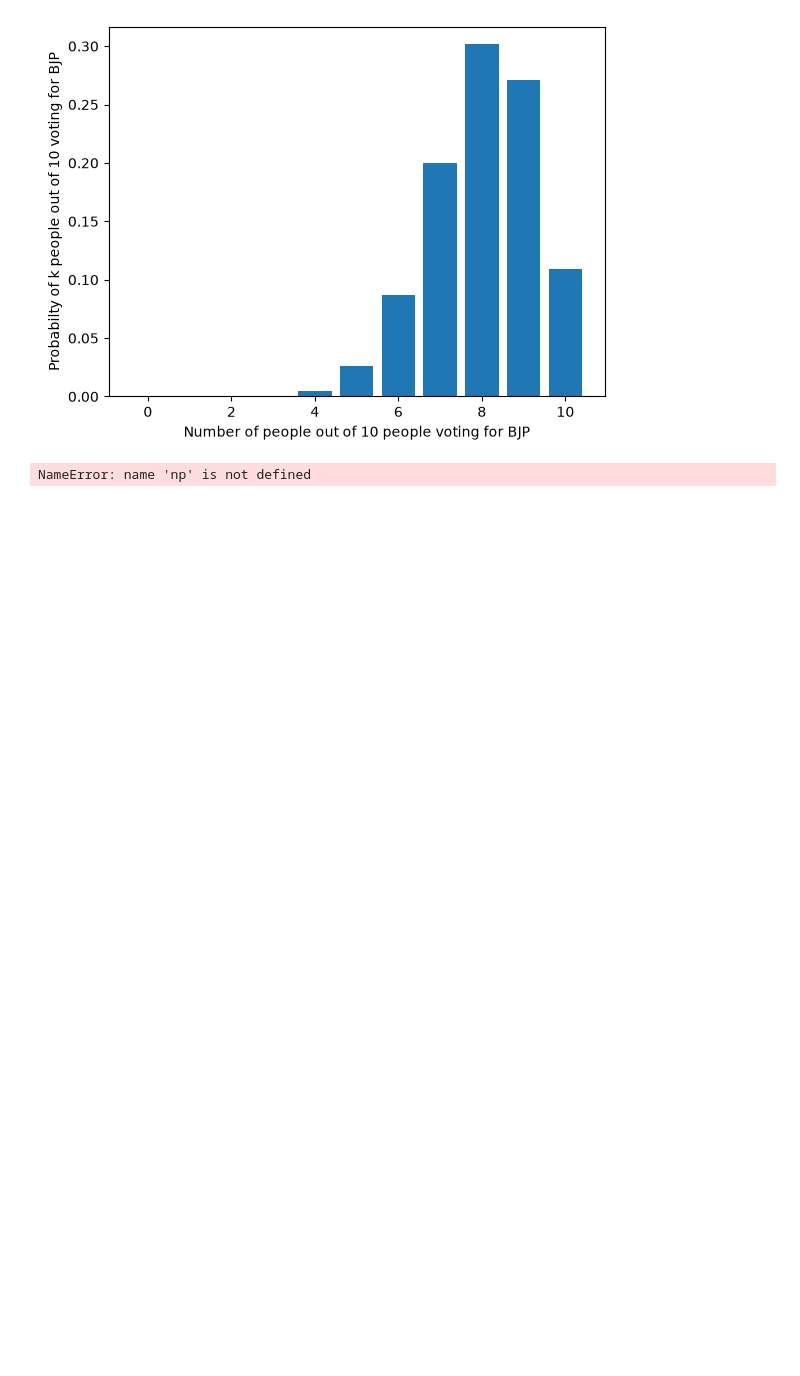
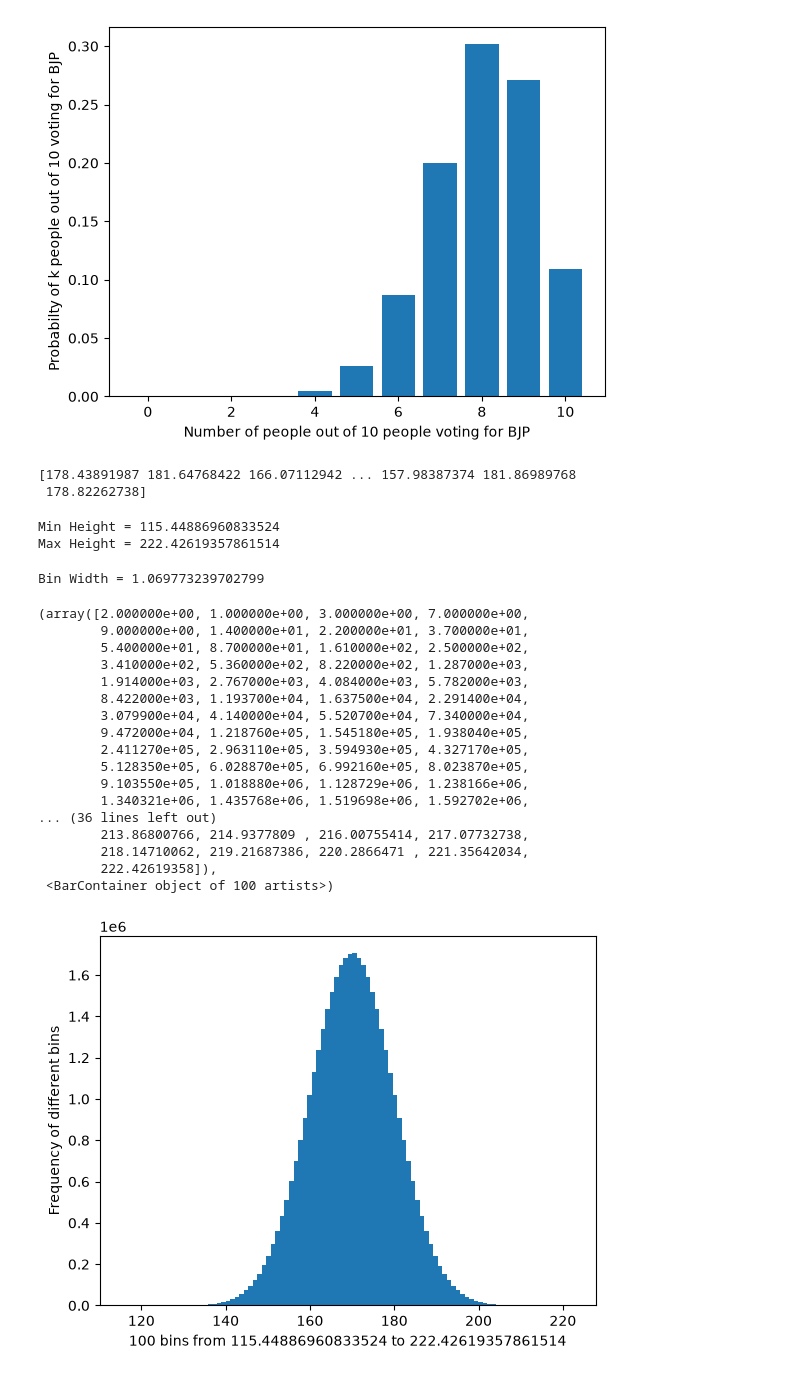
Before and after one commit to lakshayjha00-wq/Test_code, a Jupyter notebook: src.ipynb, the cells around one changed output. Cells and saved outputs as stored; diff of their text form; code cells hidden in the pictures; blank space fills up the shorter version.

```diff
--- a/src.ipynb
+++ b/src.ipynb
@@ -120,10 +120,45 @@ sigma = 10
 
 heights = np.random.normal(mu,sigma,size=number_of_student)
 # %%
-min_height = np.min(heights)
-max_height = np.max(heights)
-
-print("Min Height =", np.min(heights))
-print("Max Height =", np.max(heights))
+print(heights)
 # %% [output]
-NameError: name 'np' is not defined
+[178.43891987 181.64768422 166.07112942 ... 157.98387374 181.86989768
+ 178.82262738]
+# %%
+min_height = np.min(heights)
+max_height = np.max(heights)
+
+print(f"Min Height = {min_height}")
+print(f"Max Height = {max_height}")
+# %% [output]
+Min Height = 115.44886960833524
+Max Height = 222.42619357861514
+# %%
+num_bins = 100
+bin_width = (max_height - min_height)/num_bins
+print(f"Bin Width = {bin_width}")
+# %% [output]
+Bin Width = 1.069773239702799
+# %%
+plt.xlabel(f"{num_bins} bins from {min_height} to {max_height}")
+plt.ylabel("Frequency of different bins")
+plt.hist(heights, bins=num_bins)
+# %% [output]
+(array([2.000000e+00, 1.000000e+00, 3.000000e+00, 7.000000e+00,
+        9.000000e+00, 1.400000e+01, 2.200000e+01, 3.700000e+01,
+        5.400000e+01, 8.700000e+01, 1.610000e+02, 2.500000e+02,
+        3.410000e+02, 5.360000e+02, 8.220000e+02, 1.287000e+03,
+        1.914000e+03, 2.767000e+03, 4.084000e+03, 5.782000e+03,
+        8.422000e+03, 1.193700e+04, 1.637500e+04, 2.291400e+04,
+        3.079900e+04, 4.140000e+04, 5.520700e+04, 7.340000e+04,
+        9.472000e+04, 1.218760e+05, 1.545180e+05, 1.938040e+05,
+        2.411270e+05, 2.963110e+05, 3.594930e+05, 4.327170e+05,
+        5.128350e+05, 6.028870e+05, 6.992160e+05, 8.023870e+05,
+        9.103550e+05, 1.018880e+06, 1.128729e+06, 1.238166e+06,
+        1.340321e+06, 1.435768e+06, 1.519698e+06, 1.592702e+06,
+... (36 lines left out)
+        213.86800766, 214.9377809 , 216.00755414, 217.07732738,
+        218.14710062, 219.21687386, 220.2866471 , 221.35642034,
+        222.42619358]),
+ <BarContainer object of 100 artists>)
+[figure, added]
```
